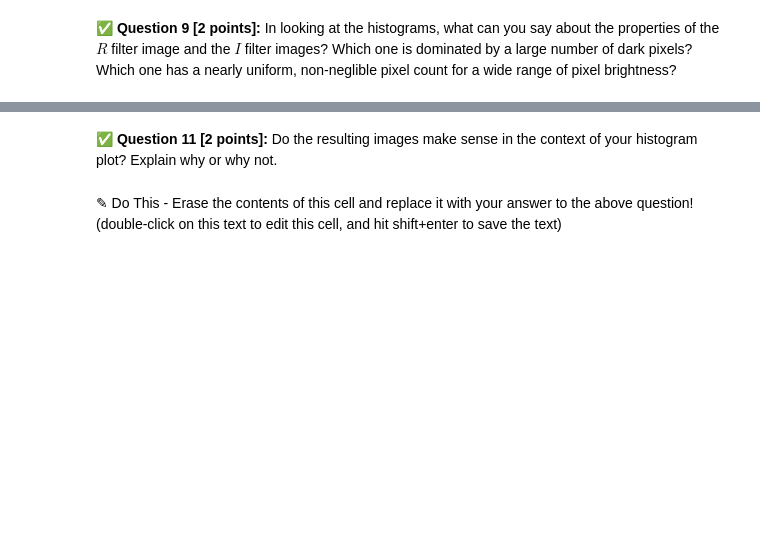
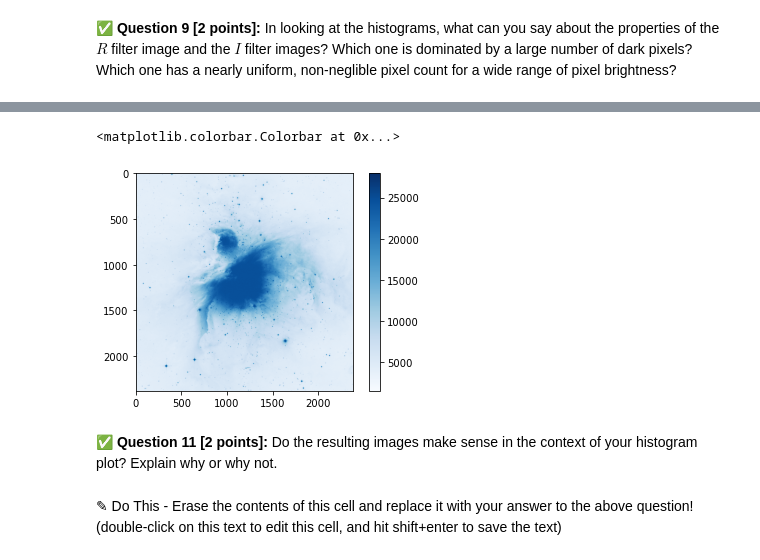
Before and after one commit to alhaida1/cmse202-s21-turnin, a Jupyter notebook: hw-01/HW-01_GitPracticeDebuggingAndPythonPackages-STUDENT.ipynb, the cells around one changed output, grey strips where cells are left out. Drawn from its saved outputs; the diff is of its cells as text; code cells hidden in the pictures; blank space fills up the shorter version.

```diff
--- a/hw-01/HW-01_GitPracticeDebuggingAndPythonPackages-STUDENT.ipynb
+++ b/hw-01/HW-01_GitPracticeDebuggingAndPythonPackages-STUDENT.ipynb
@@ -257,3 +267,10 @@ Now that you have a bit of understanding about the the properties of the images
+# %%
+new_ir = np.flipud(ir)
+plt.imshow(new_ir, cmap = 'Blues')
+plt.colorbar()
+# %% [output]
+<matplotlib.colorbar.Colorbar at 0x...>
+[figure, added]
 # %% [markdown]
 **&#9989; Question 11 [2 points]:** Do the resulting images make sense in the context of your histogram plot? Explain why or why not.
 # %% [markdown]
```
Also changed, not shown: parts of 14 cells of this notebook.
